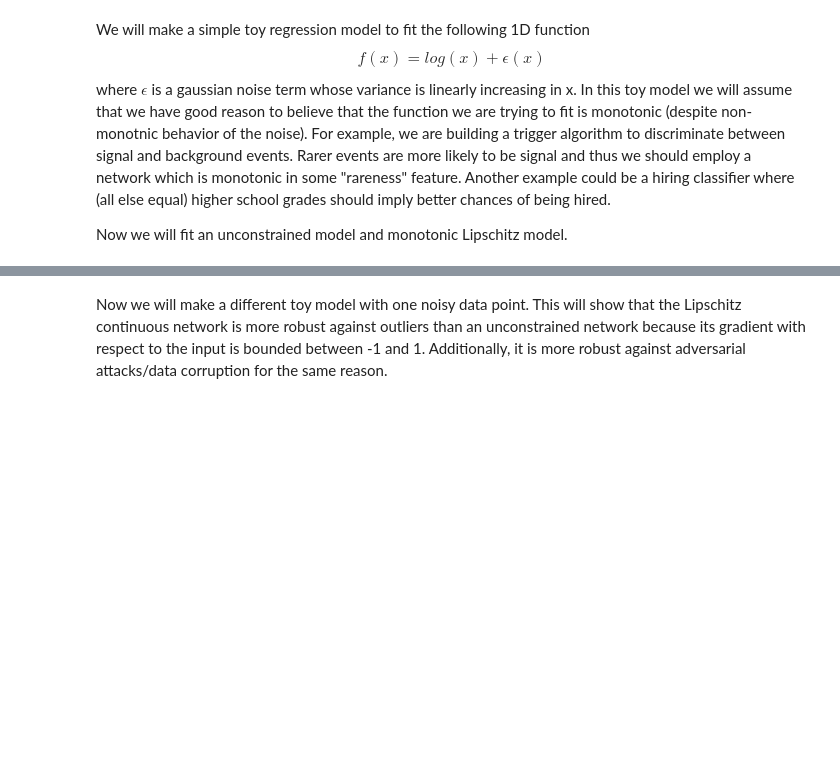
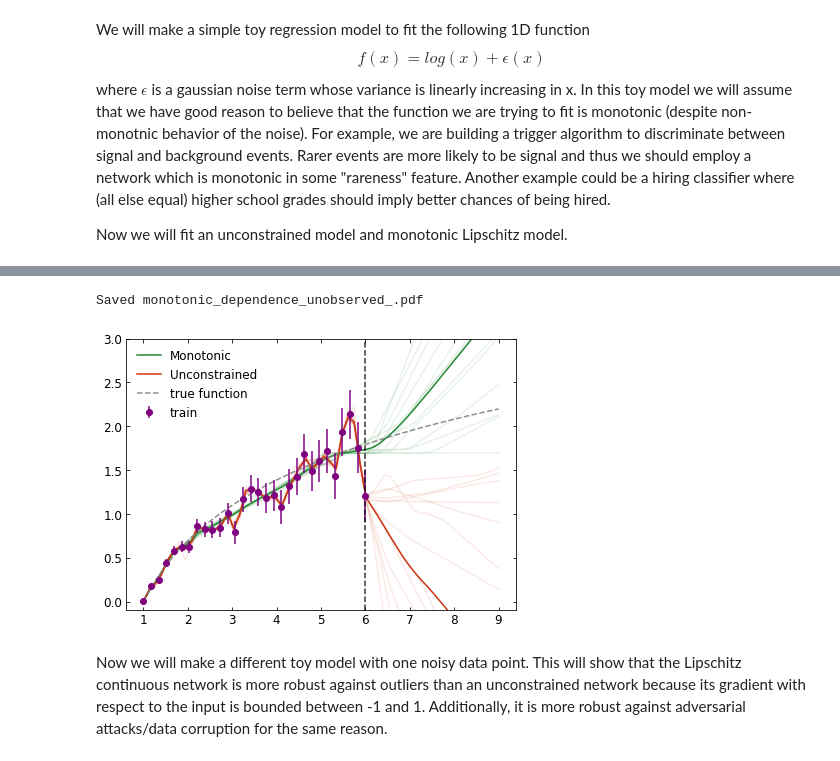
Before and after one commit to niklasnolte/MonotonicNetworks, a Jupyter notebook: Examples/Examples.ipynb, the cells around one changed output, grey strips where cells are left out. Saved outputs shown, nothing was run; the diff lists cells and outputs as text; code cells hidden in the pictures; blank space fills up the shorter version.

```diff
--- a/Examples/Examples.ipynb
+++ b/Examples/Examples.ipynb
@@ -93,18 +45,0 @@ for i in pbar:
-# %%
-# Plot results
-x_linspace = torch.linspace(1, max_range, 2 * N).view(-1, 1)
-y_linspace = torch.log(x_linspace)
-with torch.no_grad():
-    y = model(x_linspace)
-    y_robust = monotonic_model(x_linspace)
-
-plt.scatter(x_train.numpy(), y_train.numpy(), c='purple', label='train')
-plt.plot(x_linspace.numpy(), y.numpy(), label="model unconstrained")
-plt.plot(x_linspace.numpy(), y_robust.numpy(), label="model monotonic")
-plt.plot(x_linspace, y_linspace, c='gray',
-         linestyle='--', alpha=0.9, label="true function")
-plt.legend()
-figname = "monotonic_dependence.png"
-plt.savefig(figname)
-print("Saved", figname)
-plt.show()
@@ -114,3 +97,26 @@ Saved monotonic_dependence.png
+# %%
+fig, ax = plt.subplots(1, 1, figsize=(7, 5))
+for y, y_robust in zip(y_list, y_robust_list):
+    ax.plot(x_linspace.numpy(), y_robust.numpy(), color='C1', alpha=0.1)
+    ax.plot(x_linspace.numpy(), y.numpy(), color='C2', alpha=0.1)
+# plot mean
+ax.plot(x_linspace.numpy(), torch.hstack(y_robust_list).mean(1).numpy(), color='C1', label='Monotonic')
+ax.plot(x_linspace.numpy(), torch.hstack(y_list).mean(1).numpy(), color='C2', label='Unconstrained')
+
+plt.plot(x_linspace, y_linspace, c='gray',
+         linestyle='--', alpha=0.9, label="true function")
+plt.errorbar(x_train.numpy().flatten(), y_train.numpy().flatten(),
+    yerr=y_error.numpy().flatten(), fmt='o', c='purple', label='train')
+plt.axvline(x=max_range, color='black', linestyle='--', alpha=0.8)
+plt.legend(loc='upper left')
+ax.set_ylim(-0.1, 3)
+figname = "monotonic_dependence_unobserved_.pdf"
+plt.savefig(figname)
+print("Saved", figname)
+plt.show()
+# %% [output]
+Saved monotonic_dependence_unobserved_.pdf
+[figure, added]
 # %% [markdown]
 Now we will make a different toy model with one noisy data point. This will show that the Lipschitz continuous network is more robust against outliers than an unconstrained network because its gradient with respect to the input is bounded between -1 and 1. Additionally, it is more robust against adversarial attacks/data corruption for the same reason.
 # %%
```
Also changed, not shown: parts of 6 cells of this notebook, 4 other files.
